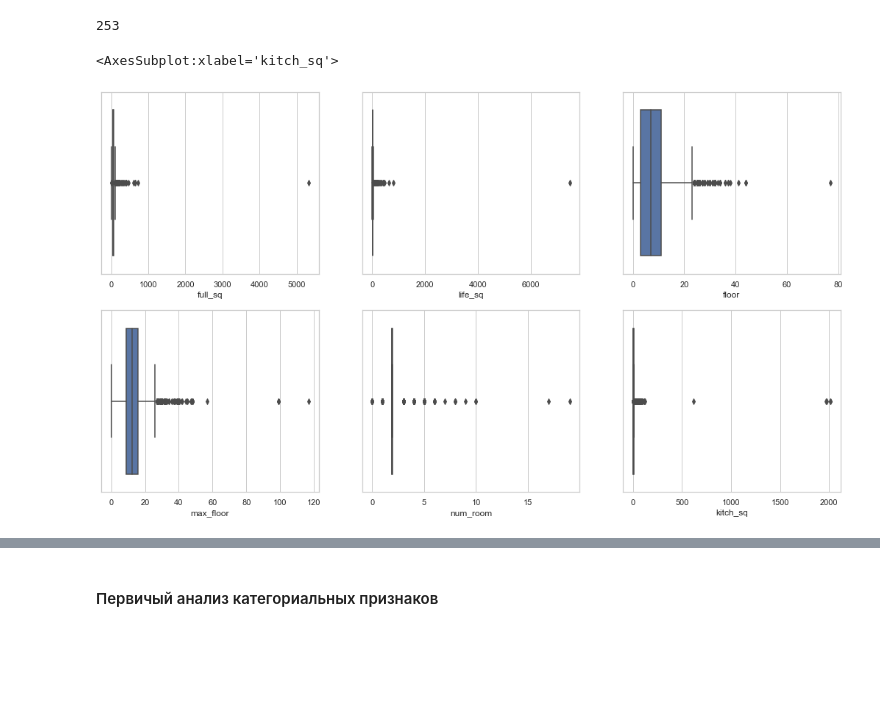
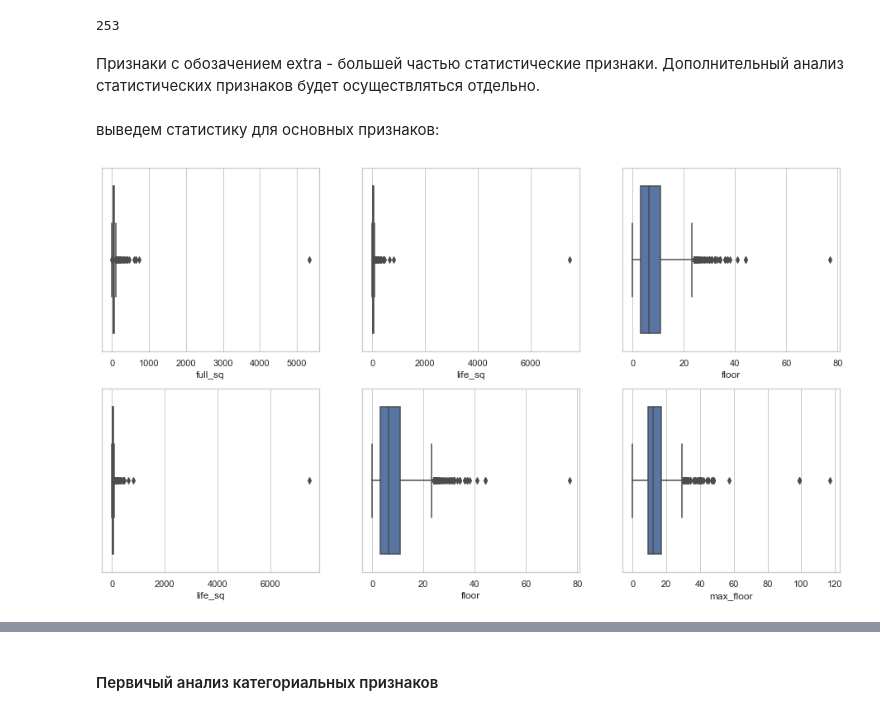
Before and after one commit to fandom170/GB_Final, a Jupyter notebook: Sberbank_estate_model.ipynb, the cells around one changed output, grey strips where cells are left out. Saved outputs shown, nothing was run; the diff lists cells and outputs as text; code cells hidden in the pictures; blank space fills up the shorter version.

```diff
--- a/Sberbank_estate_model.ipynb
+++ b/Sberbank_estate_model.ipynb
@@ -227,14 +235,15 @@ len(num_columns_main)
 len(num_columns_extra)
 # %% [output]
 253
-# %%
-fig, axes = plt.subplots(2, 3, figsize=(18, 10))
-sns.boxplot(ax=axes[0, 0], data=df, x='full_sq')
-sns.boxplot(ax=axes[0, 1], data=df, x='life_sq')
-sns.boxplot(ax=axes[0, 2], data=df, x='floor')
-sns.boxplot(ax=axes[1, 0], data=df, x='max_floor')
-sns.boxplot(ax=axes[1, 1], data=df, x='num_room')
-sns.boxplot(ax=axes[1, 2], data=df, x='kitch_sq')
-# %% [output]
-<AxesSubplot:xlabel='kitch_sq'>
-[figure, removed]
+# %% [markdown]
+Признаки с обозачением extra - большей частью статистические признаки. Дополнительный анализ статистических признаков будет осуществляться отдельно.
+# %% [markdown]
+выведем статистику для основных признаков:
+# %%
+num_list_next = num_columns_main
+fig, axes = plt.subplots(2, 3, figsize=(16, 9))
+for i in range(2):
+    for j in range (3):
+       sns.boxplot(ax=axes[i, j], data=df, x=num_list_next[i + j])
+# %% [output]
+[figure, added]
```
Also changed, not shown: parts of 92 cells of this notebook, 1 other file.
